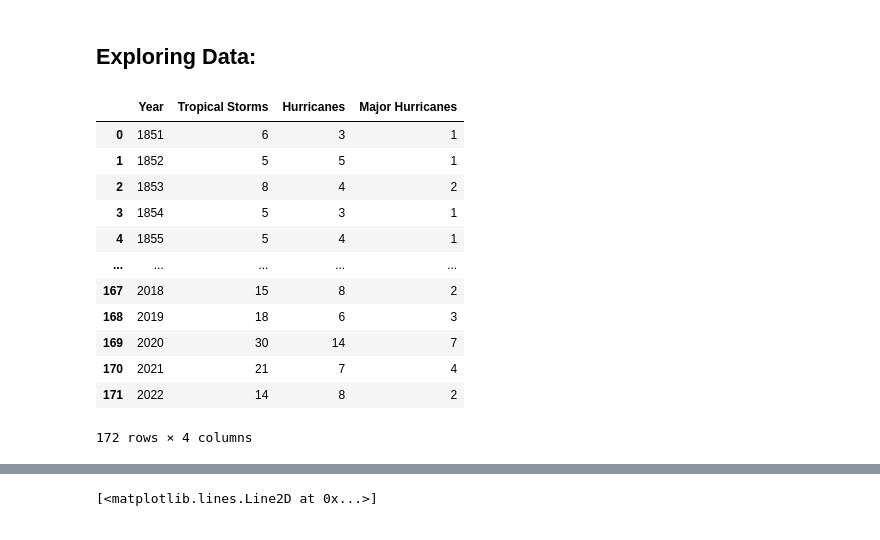
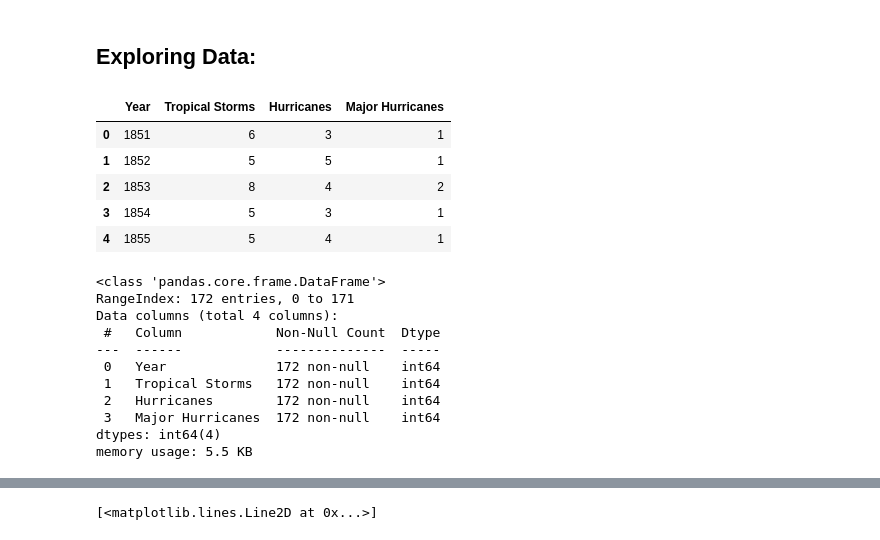
Before and after one commit to komrozik/Predictions_and_Predictability, a Jupyter notebook: test_programming.ipynb, the cells around one changed output, grey strips where cells are left out. Drawn from its saved outputs; the diff is of its cells as text; code cells hidden in the pictures.

```diff
--- a/test_programming.ipynb
+++ b/test_programming.ipynb
@@ -17,18 +17,25 @@ Maybe we will additionally look into ocean surface waves or into a path of the c
 # %%
 df = pd.read_csv("data/tcatlantic.csv")
 # %%
-df
+df.head()
 # %% [output]
 |  | Year | Tropical Storms | Hurricanes | Major Hurricanes |
 | 0 | 1851 | 6 | 3 | 1 |
 | 1 | 1852 | 5 | 5 | 1 |
 | 2 | 1853 | 8 | 4 | 2 |
 | 3 | 1854 | 5 | 3 | 1 |
 | 4 | 1855 | 5 | 4 | 1 |
-| ... | ... | ... | ... | ... |
-| 167 | 2018 | 15 | 8 | 2 |
-| 168 | 2019 | 18 | 6 | 3 |
-| 169 | 2020 | 30 | 14 | 7 |
-| 170 | 2021 | 21 | 7 | 4 |
-| 171 | 2022 | 14 | 8 | 2 |
-172 rows × 4 columns
+# %%
+df.info()
+# %% [output]
+<class 'pandas.core.frame.DataFrame'>
+RangeIndex: 172 entries, 0 to 171
+Data columns (total 4 columns):
+ #   Column            Non-Null Count  Dtype
+---  ------            --------------  -----
+ 0   Year              172 non-null    int64
+ 1   Tropical Storms   172 non-null    int64
+ 2   Hurricanes        172 non-null    int64
+ 3   Major Hurricanes  172 non-null    int64
+dtypes: int64(4)
+memory usage: 5.5 KB
```
Also changed, not shown: parts of 3 cells of this notebook, 4 other files.
